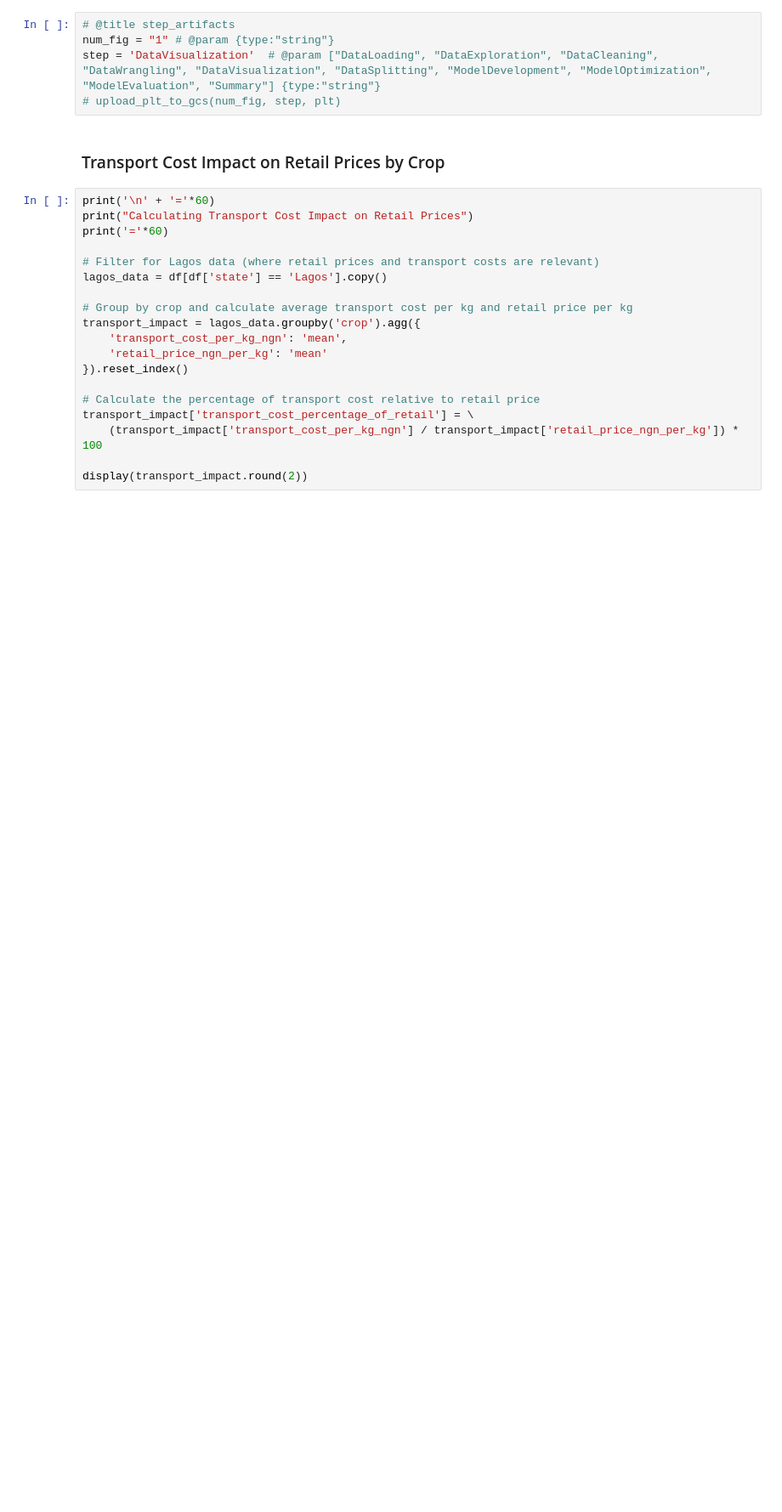
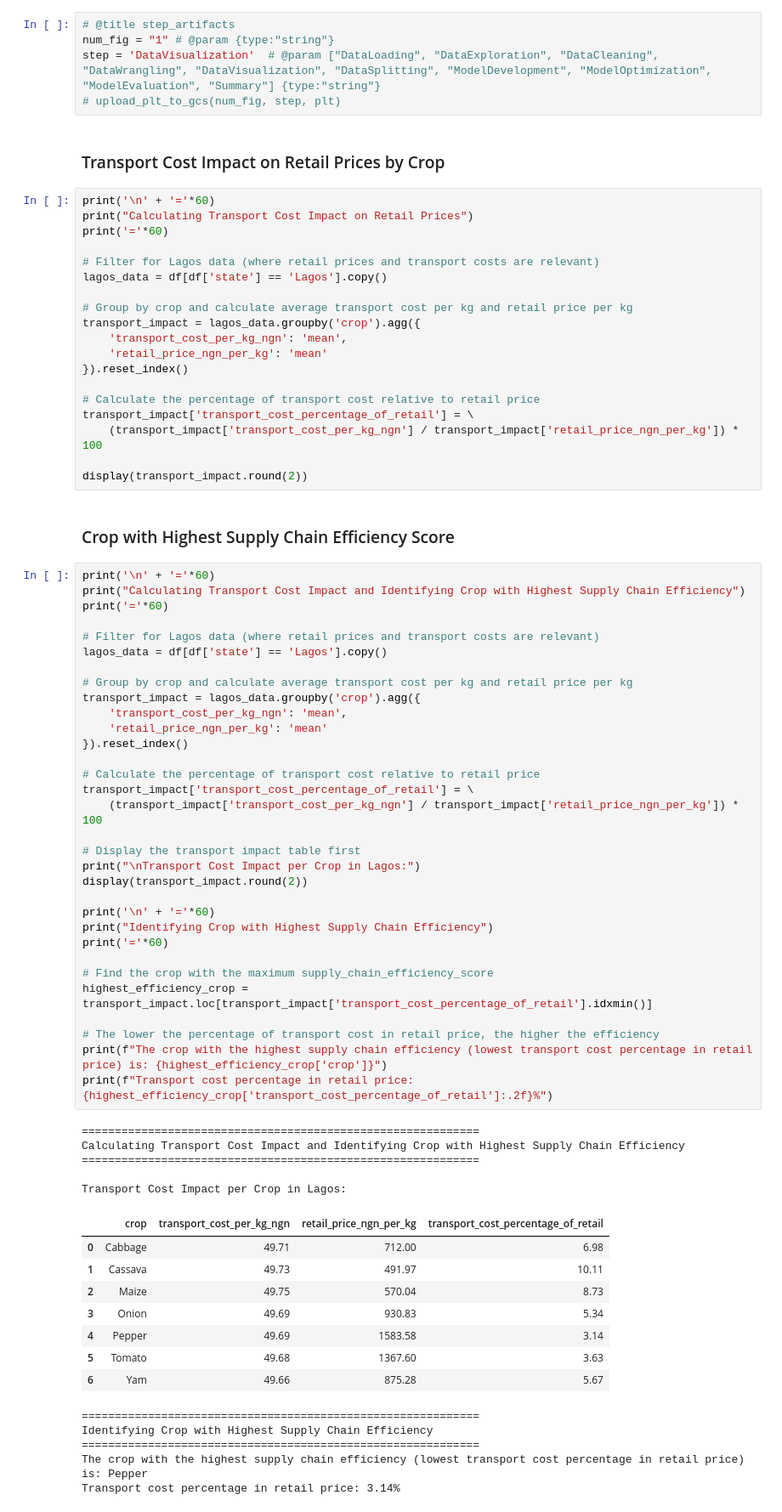
Before and after one commit to Muhammed1978/Amazon-Product-Review-Analysis, a Jupyter notebook: IncubatorhubProject.ipynb, the cells around one changed output. Shown at 85% size. Saved outputs shown, nothing was run; the diff lists cells and outputs as text; blank space fills up the shorter version.

```diff
--- a/IncubatorhubProject.ipynb
+++ b/IncubatorhubProject.ipynb
@@ -1019,3 +1021,56 @@ transport_impact['transport_cost_percentage_of_retail'] = \
     (transport_impact['transport_cost_per_kg_ngn'] / transport_impact['retail_price_ngn_per_kg']) * 100
 
 display(transport_impact.round(2))
+# %% [markdown]
+### Crop with Highest Supply Chain Efficiency Score
+# %%
+print('\n' + '='*60)
+print("Calculating Transport Cost Impact and Identifying Crop with Highest Supply Chain Efficiency")
+print('='*60)
+
+# Filter for Lagos data (where retail prices and transport costs are relevant)
+lagos_data = df[df['state'] == 'Lagos'].copy()
+
+# Group by crop and calculate average transport cost per kg and retail price per kg
+transport_impact = lagos_data.groupby('crop').agg({
+    'transport_cost_per_kg_ngn': 'mean',
+    'retail_price_ngn_per_kg': 'mean'
+}).reset_index()
+
+# Calculate the percentage of transport cost relative to retail price
+transport_impact['transport_cost_percentage_of_retail'] = \
+    (transport_impact['transport_cost_per_kg_ngn'] / transport_impact['retail_price_ngn_per_kg']) * 100
+
+# Display the transport impact table first
+print("\nTransport Cost Impact per Crop in Lagos:")
+display(transport_impact.round(2))
+
+print('\n' + '='*60)
+print("Identifying Crop with Highest Supply Chain Efficiency")
+print('='*60)
+
+# Find the crop with the maximum supply_chain_efficiency_score
+highest_efficiency_crop = transport_impact.loc[transport_impact['transport_cost_percentage_of_retail'].idxmin()]
+
+# The lower the percentage of transport cost in retail price, the higher the efficiency
+print(f"The crop with the highest supply chain efficiency (lowest transport cost percentage in retail price) is: {highest_efficiency_crop['crop']}")
+print(f"Transport cost percentage in retail price: {highest_efficiency_crop['transport_cost_percentage_of_retail']:.2f}%")
+# %% [output]
+============================================================
+Calculating Transport Cost Impact and Identifying Crop with Highest Supply Chain Efficiency
+============================================================
+
+Transport Cost Impact per Crop in Lagos:
+|  | crop | transport_cost_per_kg_ngn | retail_price_ngn_per_kg | transport_cost_percentage_of_retail |
+| 0 | Cabbage | 49.71 | 712.00 | 6.98 |
+| 1 | Cassava | 49.73 | 491.97 | 10.11 |
+| 2 | Maize | 49.75 | 570.04 | 8.73 |
+| 3 | Onion | 49.69 | 930.83 | 5.34 |
+| 4 | Pepper | 49.69 | 1583.58 | 3.14 |
+| 5 | Tomato | 49.68 | 1367.60 | 3.63 |
+| 6 | Yam | 49.66 | 875.28 | 5.67 |
+============================================================
+Identifying Crop with Highest Supply Chain Efficiency
+============================================================
+The crop with the highest supply chain efficiency (lowest transport cost percentage in retail price) is: Pepper
+Transport cost percentage in retail price: 3.14%
```
Also changed, not shown: parts of 9 cells of this notebook.
